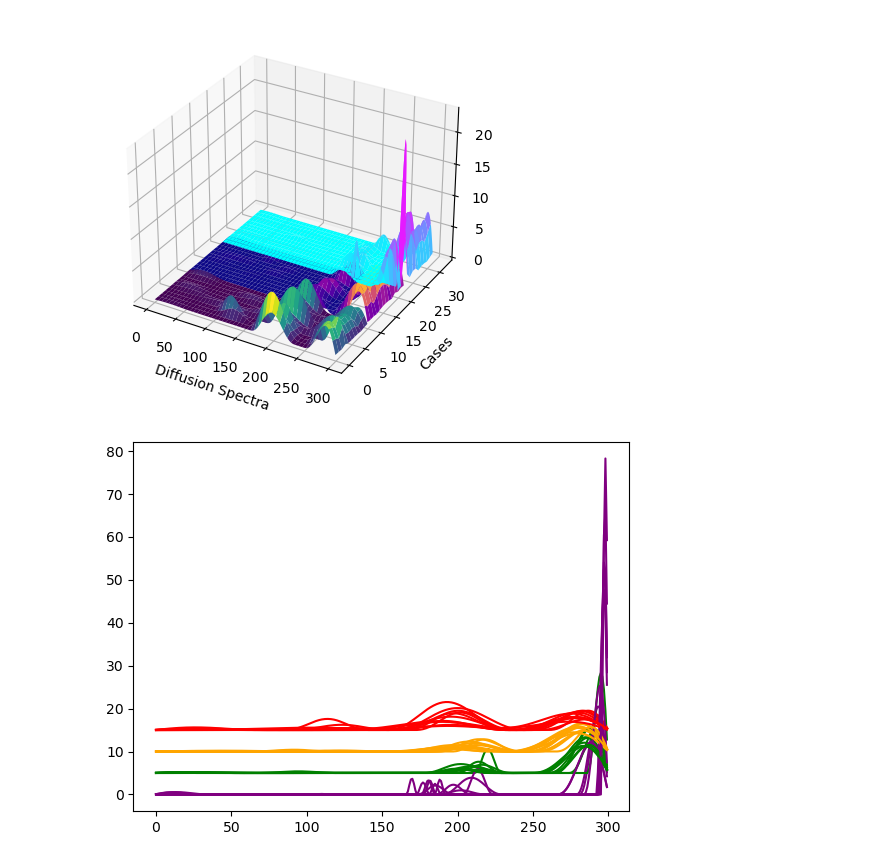
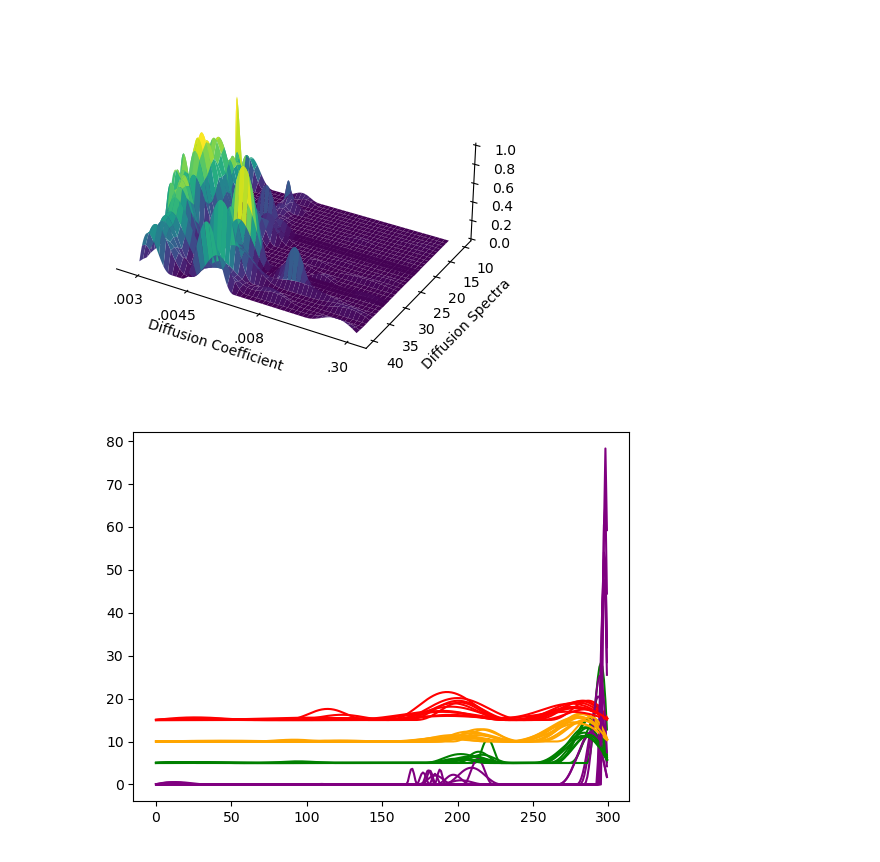
Before and after one commit to miramliu/Multiexp_Simulations_python, a Jupyter notebook: DiffusionSpectraComparisons.ipynb, the cells around one changed output. Drawn from its saved outputs; the diff is of its cells as text; code cells hidden in the pictures.

```diff
--- a/DiffusionSpectraComparisons.ipynb
+++ b/DiffusionSpectraComparisons.ipynb
@@ -63,35 +63,58 @@ CSF_base, CSF_hype, CSF_mcao = splitStates(CSF)
 GM_base, GM_hype, GM_mcao = splitStates(GM)
 WM_base, WM_hype, WM_mcao = splitStates(WM)
 # %%
-test = CSF_base.iloc[:,5:].to_numpy()
+test = CSF_base.iloc[:,5:].to_numpy()/np.max(CSF_base.iloc[:,5:].to_numpy())
 ny,nx = np.shape(test)
-x,y = range(nx), range(ny)
+x,y = range(nx), range(30,30+ny)
 X, Y = np.meshgrid(x, y)  # `plot_surface` expects `x` and `y` data to be 2D
 hf = pl.figure()
 ha = hf.add_subplot(111, projection='3d')
 ha.plot_surface(X, Y, test,cmap=cm.viridis)
 
-test = GM_base.iloc[:,5:].to_numpy()
-ny,nx = np.shape(test)
-x,y = range(nx), range(10,10+ny)
-X, Y = np.meshgrid(x, y)  # `plot_surface` expects `x` and `y` data to be 2D
-#hf = pl.figure()
-#ha = hf.add_subplot(111, projection='3d')
-ha.plot_surface(X, Y, test,cmap=cm.plasma)
-
-test = WM_base.iloc[:,5:].to_numpy()
+test = GM_base.iloc[:,5:].to_numpy()/np.max(GM_base.iloc[:,5:].to_numpy())
 ny,nx = np.shape(test)
 x,y = range(nx), range(20,20+ny)
 X, Y = np.meshgrid(x, y)  # `plot_surface` expects `x` and `y` data to be 2D
 #hf = pl.figure()
 #ha = hf.add_subplot(111, projection='3d')
-ha.plot_surface(X, Y, test,cmap=cm.cool)
+ha.plot_surface(X, Y, test,cmap=cm.viridis)
 
-pl.xlabel('Diffusion Spectra')
-pl.ylabel('Cases')
+test = WM_base.iloc[:,5:].to_numpy()/np.max(WM_base.iloc[:,5:].to_numpy())
+ny,nx = np.shape(test)
+x,y = range(nx), range(10, 10+ny)
+X, Y = np.meshgrid(x, y)  # `plot_surface` expects `x` and `y` data to be 2D
+#hf = pl.figure()
+#ha = hf.add_subplot(111, projection='3d')
+ha.plot_surface(X, Y, test,cmap=cm.viridis)
+
+#test = Infarct.iloc[:,5:].to_numpy()/np.max(Infarct.iloc[:,5:].to_numpy())
+#ny,nx = np.shape(test)
+#x,y = range(nx), range(ny)
+#X, Y = np.meshgrid(x, y)  # `plot_surface` expects `x` and `y` data to be 2D
+#hf = pl.figure()
+#ha = hf.add_subplot(111, projection='3d')
+#ha.plot_surface(X, Y, test,cmap=cm.Wistia)
+
+ha.set_box_aspect(aspect=(2.5, 2, 1)) #changing aspect ratio
+ha.view_init(elev=30., azim=120) #changing angle and elevation height
+pl.xlabel('Diffusion Coefficient')
+pl.ylabel('Diffusion Spectra')
+#pl.zlabel('Intensity')
+pl.xticks([3, 120, 220, 290], ['.30', '.008', '.0045', '.003'])
+
+# make axes invisible
+# make the panes transparent
+ha.xaxis.set_pane_color((1.0, 1.0, 1.0, 0.0))
+ha.yaxis.set_pane_color((1.0, 1.0, 1.0, 0.0))
+ha.zaxis.set_pane_color((1.0, 1.0, 1.0, 0.0))
+# make the grid lines transparent
+ha.xaxis._axinfo["grid"]['color'] =  (1,1,1,0)
+ha.yaxis._axinfo["grid"]['color'] =  (1,1,1,0)
+ha.zaxis._axinfo["grid"]['color'] =  (1,1,1,0)
+pl.savefig('/Users/miraliu/Desktop/test.png',dpi = 1000)
 pl.show()
 # %% [output]
-[figure, old version]
+[figure, new version]
 # %%
 WM_basedata =WM_base.iloc[:,5:].to_numpy()
 GM_basedata =GM_base.iloc[:,5:].to_numpy()
```
Also changed, not shown: parts of 4 cells of this notebook.
